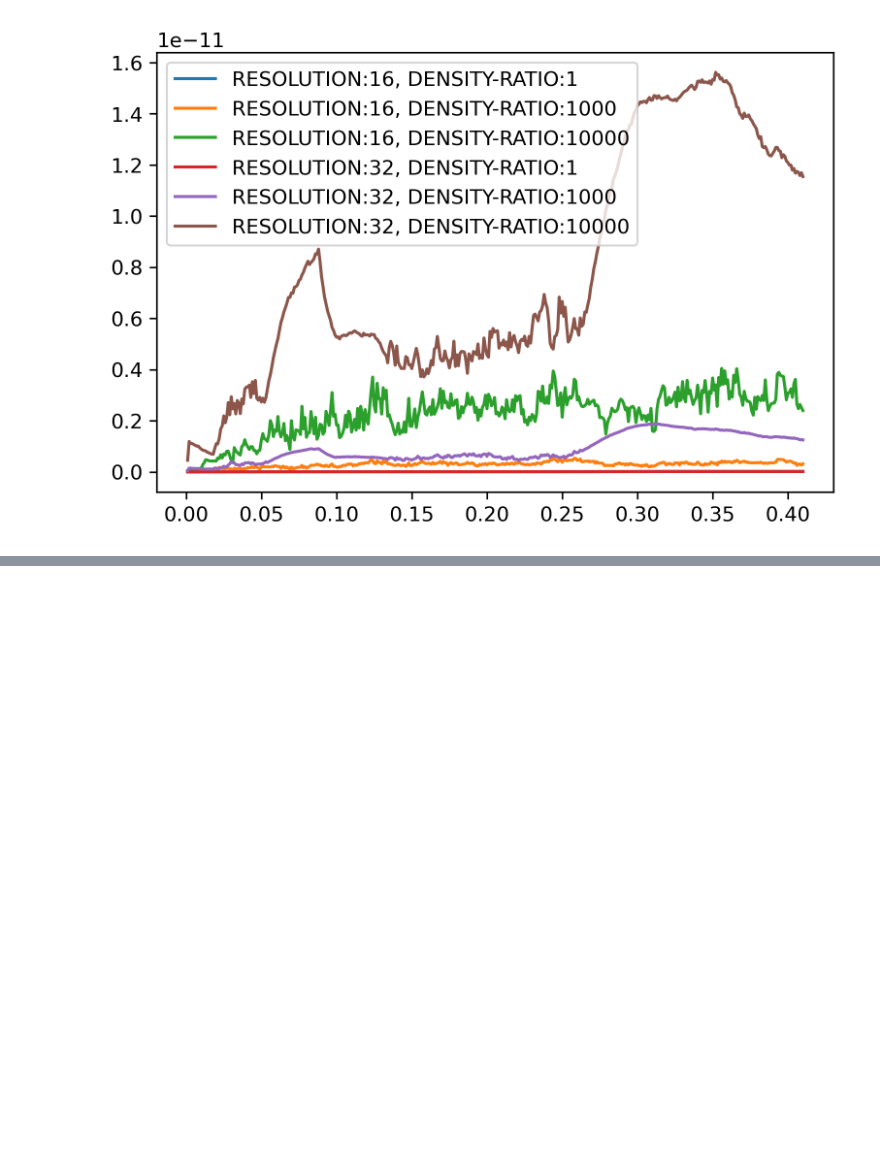
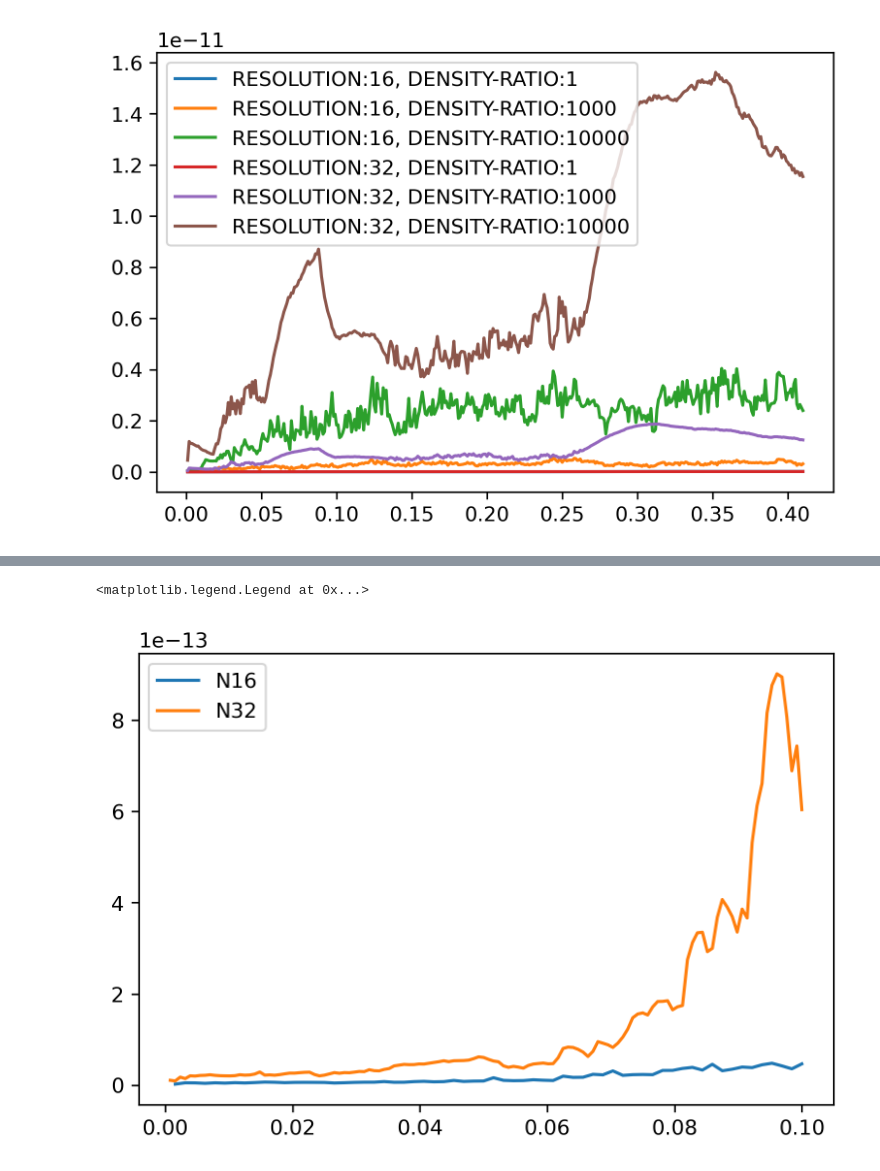
Before and after one commit to CRC-1194/argo, a Jupyter notebook: cases/hydrodynamic/translatingDroplet3D/test-nb.ipynb, the cells around one changed output, grey strips where cells are left out. Drawn from its saved outputs; the diff is of its cells as text; code cells hidden in the pictures; blank space fills up the shorter version.

Commit message:
translatingDroplet3D: added mercury,water,silicon oil,air droplet params

```diff
--- a/cases/hydrodynamic/translatingDroplet3D/test-nb.ipynb
+++ b/cases/hydrodynamic/translatingDroplet3D/test-nb.ipynb
@@ -52,0 +53,11 @@ plot_density_ratio_dframe(interisorhofoam_df)
+# %%
+interisofoam_mercury_air = dfmd.metadated_dataframe_reader("interIsoFoam-mercuryAirDropletTranslation.csv")
+interisofoam_mercury_air_df = interisofoam_mercury_air.read_dataframe()
+interisofoam_mercury_air_N16 = interisofoam_mercury_air_df.loc[16]
+interisofoam_mercury_air_N32 = interisofoam_mercury_air_df.loc[32]
+plt.plot(interisofoam_mercury_air_N16["time"],interisofoam_mercury_air_N16["Linf velocity error"], label="N16")
+plt.plot(interisofoam_mercury_air_N32["time"],interisofoam_mercury_air_N32["Linf velocity error"], label="N32")
+plt.legend()
+# %% [output]
+<matplotlib.legend.Legend at 0x...>
+[figure, added]
```
Also changed, not shown: parts of 3 cells of this notebook, 4 other files.
